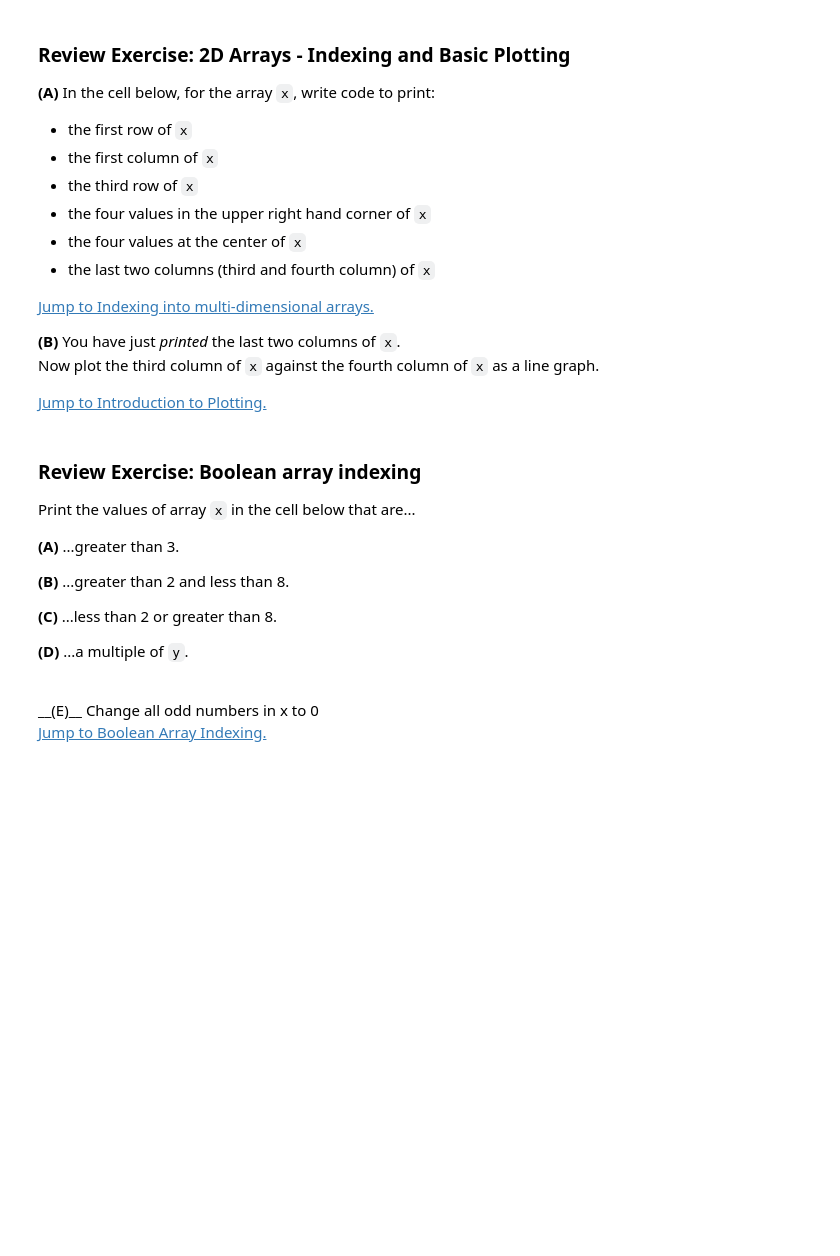
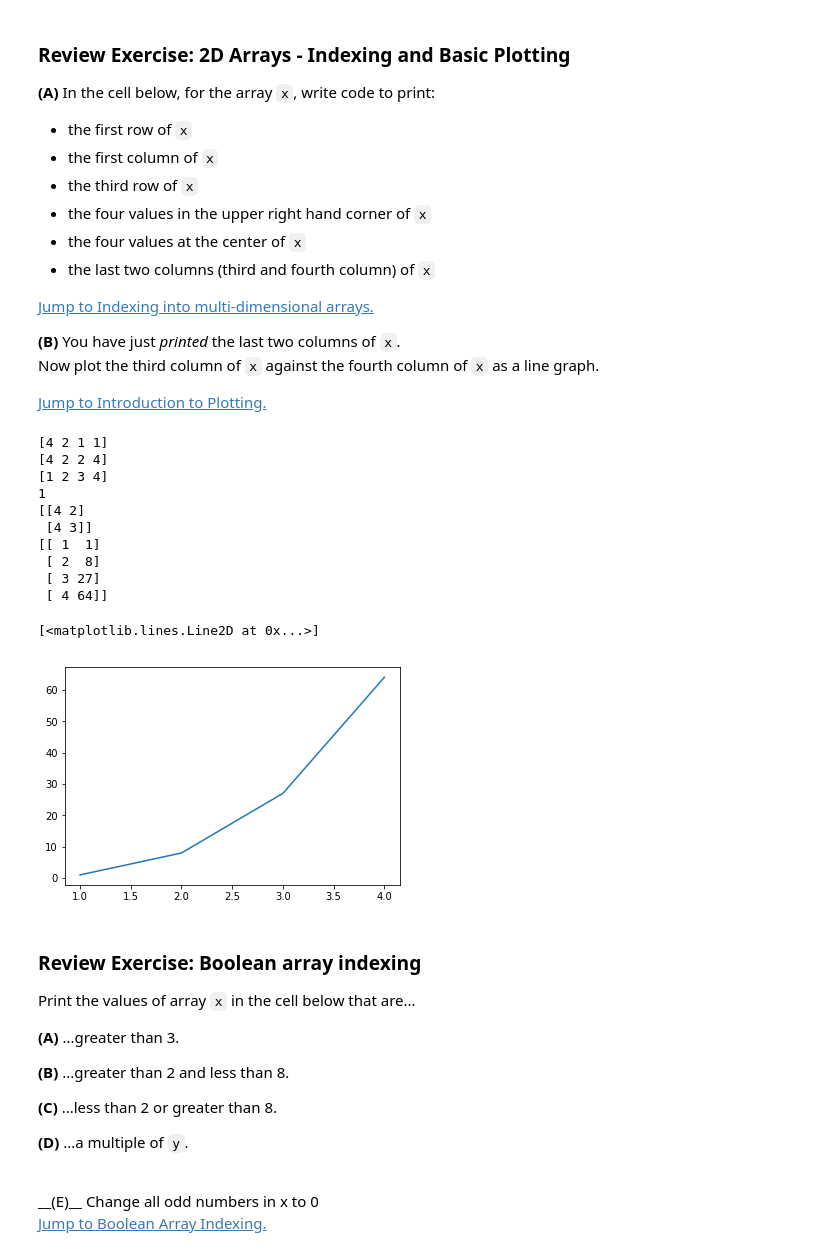
Before and after one commit to AyTanase/ILAS-, a Jupyter notebook: 7_Numerical_computation_with_Numpy.ipynb, the cells around one changed output. Cells and saved outputs as stored; diff of their text form; code cells hidden in the pictures; blank space fills up the shorter version.

```diff
--- a/7_Numerical_computation_with_Numpy.ipynb
+++ b/7_Numerical_computation_with_Numpy.ipynb
@@ -2626,9 +2674,29 @@ __(B)__ You have just *printed* the last two columns of `x`.
 # %%
 # 2D array
 x = np.array([[4, 2, 1, 1],
               [2, 4, 2, 8],
               [2, 4, 3, 27],
               [4, 1, 4, 64]])
+print(x[0])
+print(x[:, 0])
+print(x[:, 2])
+print(x[0, 3])
+print(x[1:3, 1:3])
+print(x[:, 2:])
+plt.plot(x[:, 2], x[:, 3])
+# %% [output]
+[4 2 1 1]
+[4 2 2 4]
+[1 2 3 4]
+1
+[[4 2]
+ [4 3]]
+[[ 1  1]
+ [ 2  8]
+ [ 3 27]
+ [ 4 64]]
+[<matplotlib.lines.Line2D at 0x...>]
+[figure, added]
 # %% [markdown]
 ### Review Exercise:  Boolean array indexing
 
```
Also changed, not shown: parts of 21 cells of this notebook.
